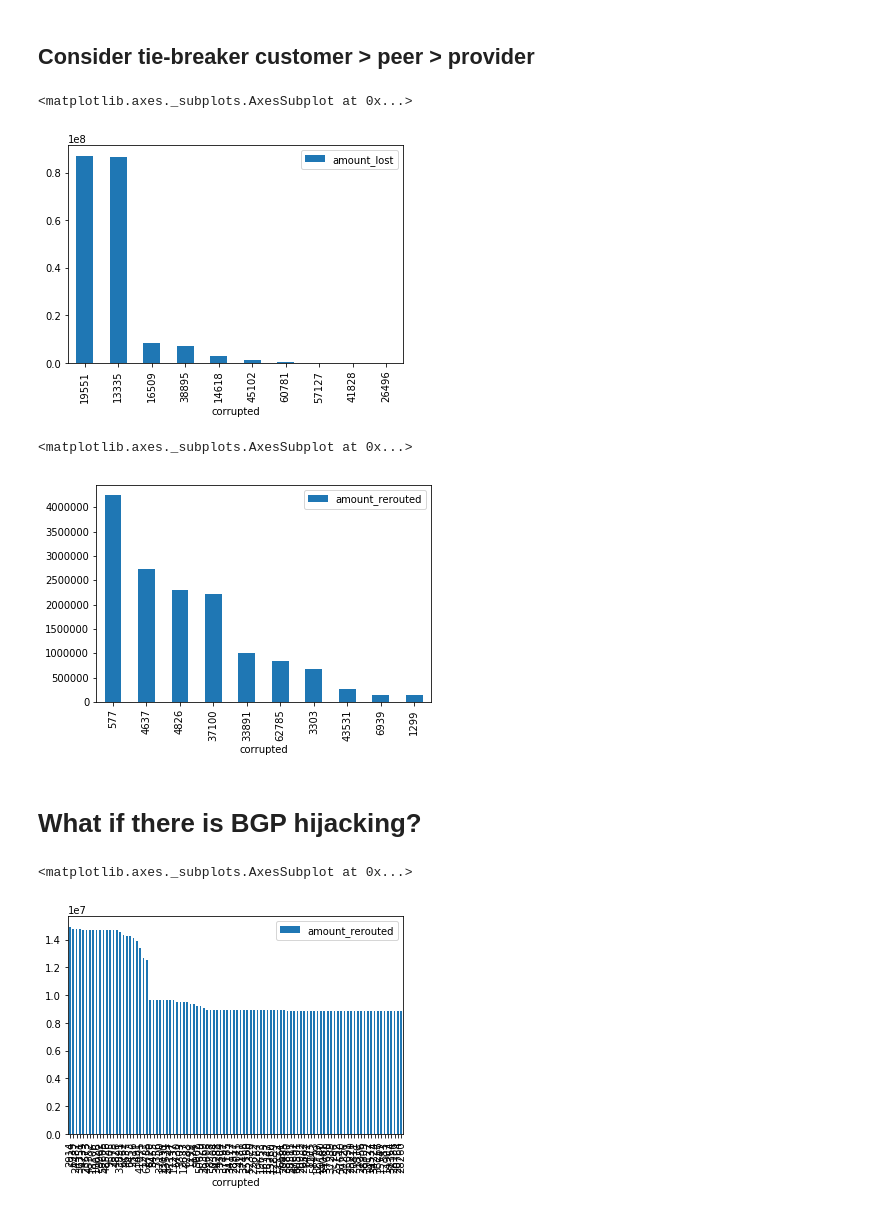
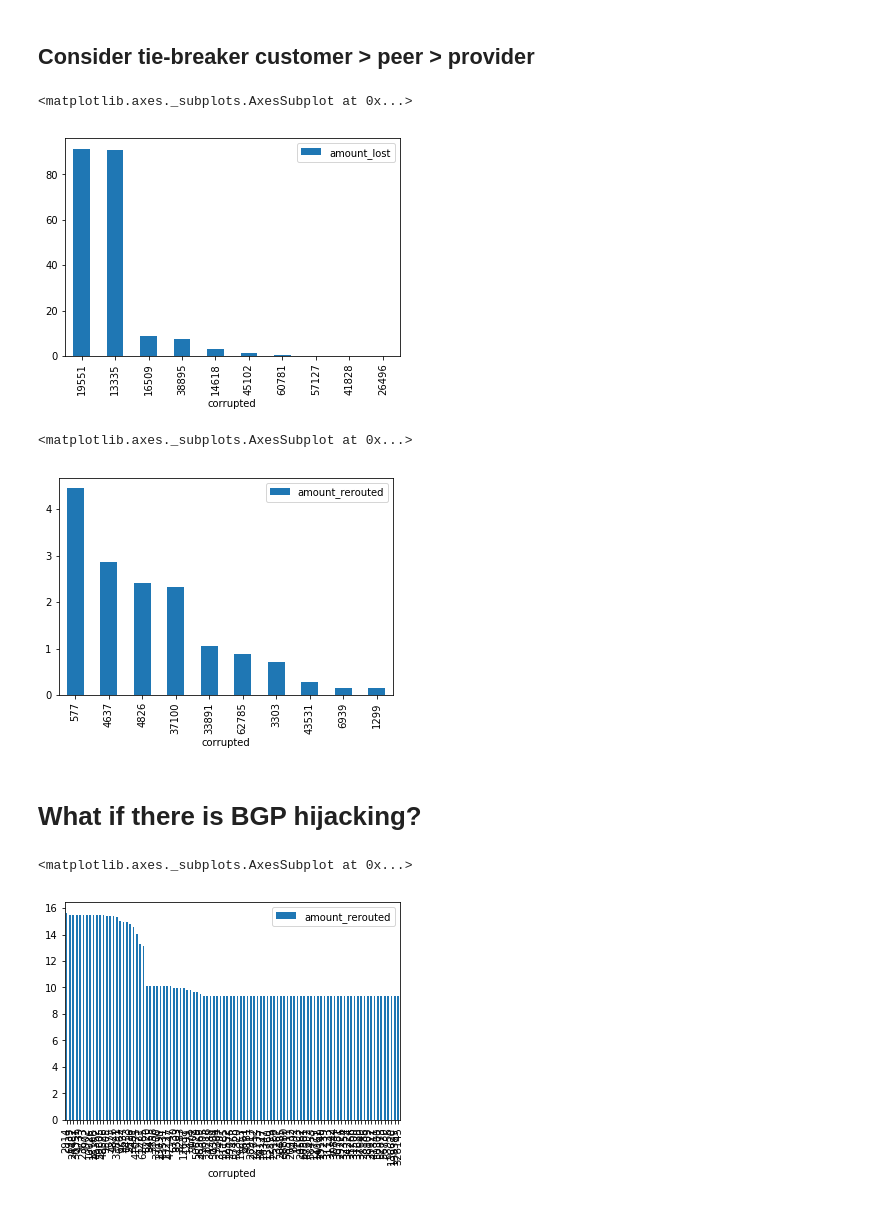
Before and after one commit to dedis/student_19_ripple-partition, a Jupyter notebook: find_match.ipynb, the cells around one changed output. Cells and saved outputs as stored; diff of their text form; code cells hidden in the pictures.

Commit message:
correct graph (transactions amount -> percentage)

```diff
--- a/find_match.ipynb
+++ b/find_match.ipynb
@@ -315,15 +314,15 @@ def replay_transactions_remove(transactions, corrupted_graph, complete_graph):
 # %%
 df_corrupted = pd.read_csv('statistics_remove_cpp.csv', index_col='corrupted')
 # %%
-df_corrupted['amount_lost'].sort_values(ascending=False).head(10).to_frame().plot.bar()
+df_corrupted['amount_lost'].apply(lambda x: x*100/transactions['amount'].sum()).sort_values(ascending=False).head(10).to_frame().plot.bar()
 # %% [output]
 <matplotlib.axes._subplots.AxesSubplot at 0x...>
-[figure, old version]
+[figure, new version]
 # %%
-df_corrupted['amount_rerouted'].sort_values(ascending=False).head(10).to_frame().plot.bar()
+df_corrupted['amount_rerouted'].apply(lambda x: x*100/transactions['amount'].sum()).sort_values(ascending=False).head(10).to_frame().plot.bar()
 # %% [output]
 <matplotlib.axes._subplots.AxesSubplot at 0x...>
-[figure, old version]
+[figure, new version]
 # %% [markdown]
 # What if there is BGP hijacking?
 # %%
@@ -364,7 +363,7 @@ df_corrupted.set_index('corrupted').to_csv('statistics_hijack_cpp.csv')
 # %%
 df_corrupted = pd.read_csv('statistics_hijack_cpp.csv', index_col='corrupted')
 # %%
-df_corrupted['amount_rerouted'].sort_values(ascending=False).head(100).to_frame().plot.bar()
+df_corrupted['amount_rerouted'].apply(lambda x: x*100/transactions['amount'].sum()).sort_values(ascending=False).head(100).to_frame().plot.bar()
 # %% [output]
 <matplotlib.axes._subplots.AxesSubplot at 0x...>
-[figure, old version]
+[figure, new version]
```
Also changed, not shown: parts of 6 cells of this notebook.
